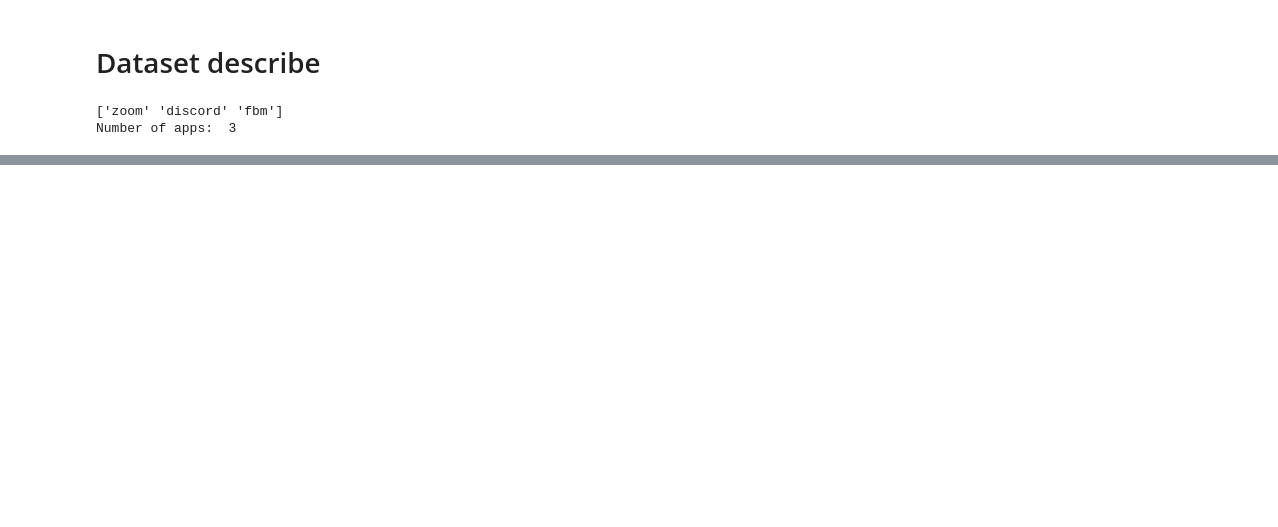
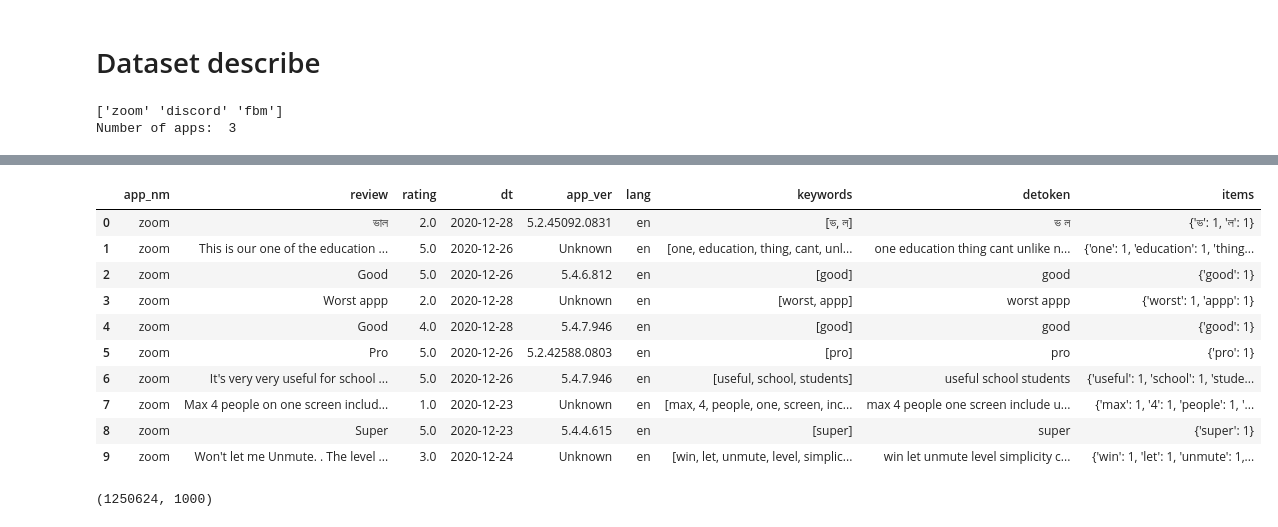
Before and after one commit to mapmatters/review_insight, a Jupyter notebook: 1st_trial_using_sample_set.ipynb, the cells around one changed output, grey strips where cells are left out. Saved outputs shown, nothing was run; the diff lists cells and outputs as text; code cells hidden in the pictures; blank space fills up the shorter version.

```diff
--- a/1st_trial_using_sample_set.ipynb
+++ b/1st_trial_using_sample_set.ipynb
@@ -98,0 +216,21 @@ def preprocess_text(text):
+# %%
+df = pd.read_pickle('data/processed/rv_en_2.pkl')
+df.head(10)
+# %% [output]
+|  | app_nm | review | rating | dt | app_ver | lang | keywords | detoken | items |
+| 0 | zoom | ভাল | 2.0 | 2020-12-28 | 5.2.45092.0831 | en | [ভ, ল] | ভ ল | {'ভ': 1, 'ল': 1} |
+| 1 | zoom | This is our one of the education ... | 5.0 | 2020-12-26 | Unknown | en | [one, education, thing, cant, unl... | one education thing cant unlike n... | {'one': 1, 'education': 1, 'thing... |
+| 2 | zoom | Good | 5.0 | 2020-12-26 | 5.4.6.812 | en | [good] | good | {'good': 1} |
+| 3 | zoom | Worst appp | 2.0 | 2020-12-28 | Unknown | en | [worst, appp] | worst appp | {'worst': 1, 'appp': 1} |
+| 4 | zoom | Good | 4.0 | 2020-12-28 | 5.4.7.946 | en | [good] | good | {'good': 1} |
+| 5 | zoom | Pro | 5.0 | 2020-12-26 | 5.2.42588.0803 | en | [pro] | pro | {'pro': 1} |
+| 6 | zoom | It's very very useful for school ... | 5.0 | 2020-12-26 | 5.4.7.946 | en | [useful, school, students] | useful school students | {'useful': 1, 'school': 1, 'stude... |
+| 7 | zoom | Max 4 people on one screen includ... | 1.0 | 2020-12-23 | Unknown | en | [max, 4, people, one, screen, inc... | max 4 people one screen include u... | {'max': 1, '4': 1, 'people': 1, '... |
+| 8 | zoom | Super | 5.0 | 2020-12-23 | 5.4.4.615 | en | [super] | super | {'super': 1} |
+| 9 | zoom | Won't let me Unmute. . The level ... | 3.0 | 2020-12-24 | Unknown | en | [win, let, unmute, level, simplic... | win let unmute level simplicity c... | {'win': 1, 'let': 1, 'unmute': 1,... |
+# %%
+vectorizer = TfidfVectorizer(stop_words='english', max_features= 1000) # 상위 1,000개의 단어를 보존
+X = vectorizer.fit_transform(df['detoken'])
+print(X.shape) # TF-IDF 행렬의 크기 확인
+# %% [output]
+(1250624, 1000)
```
Also changed, not shown: parts of 39 cells of this notebook.
